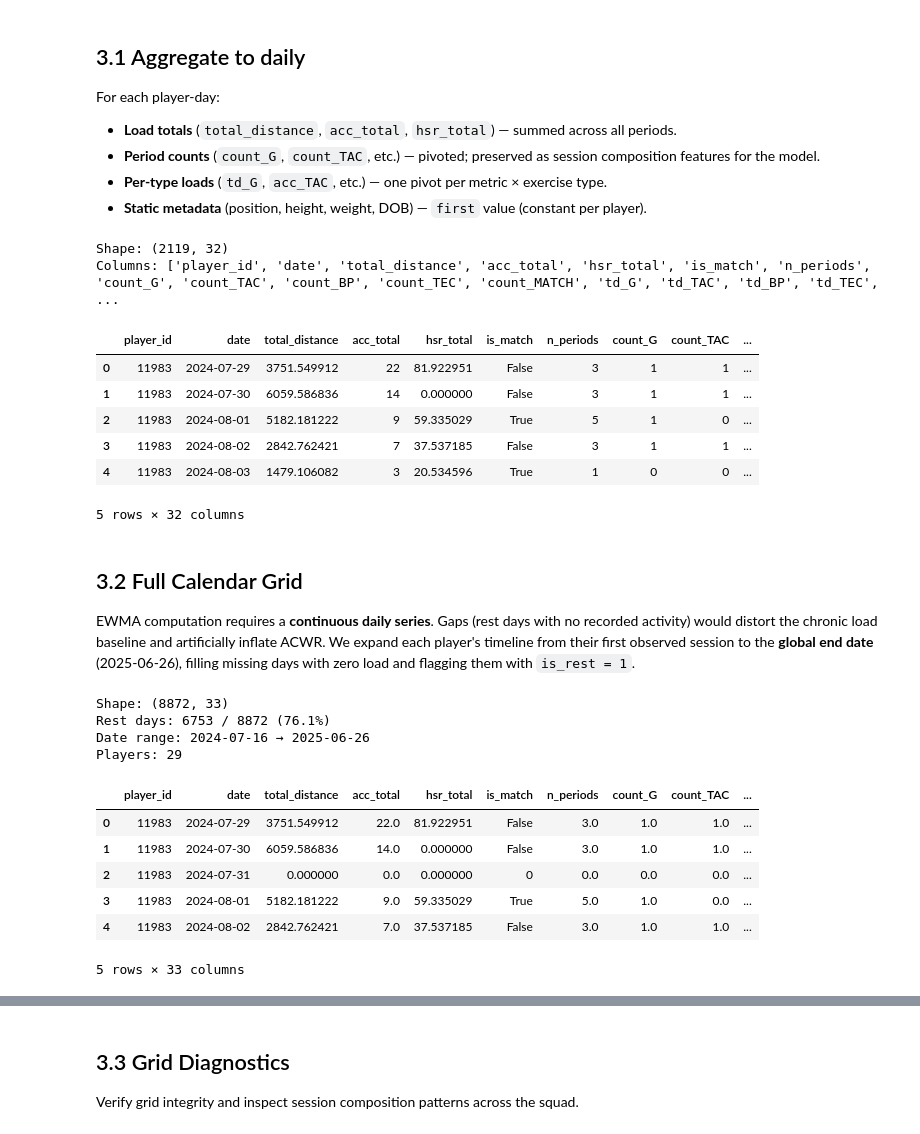
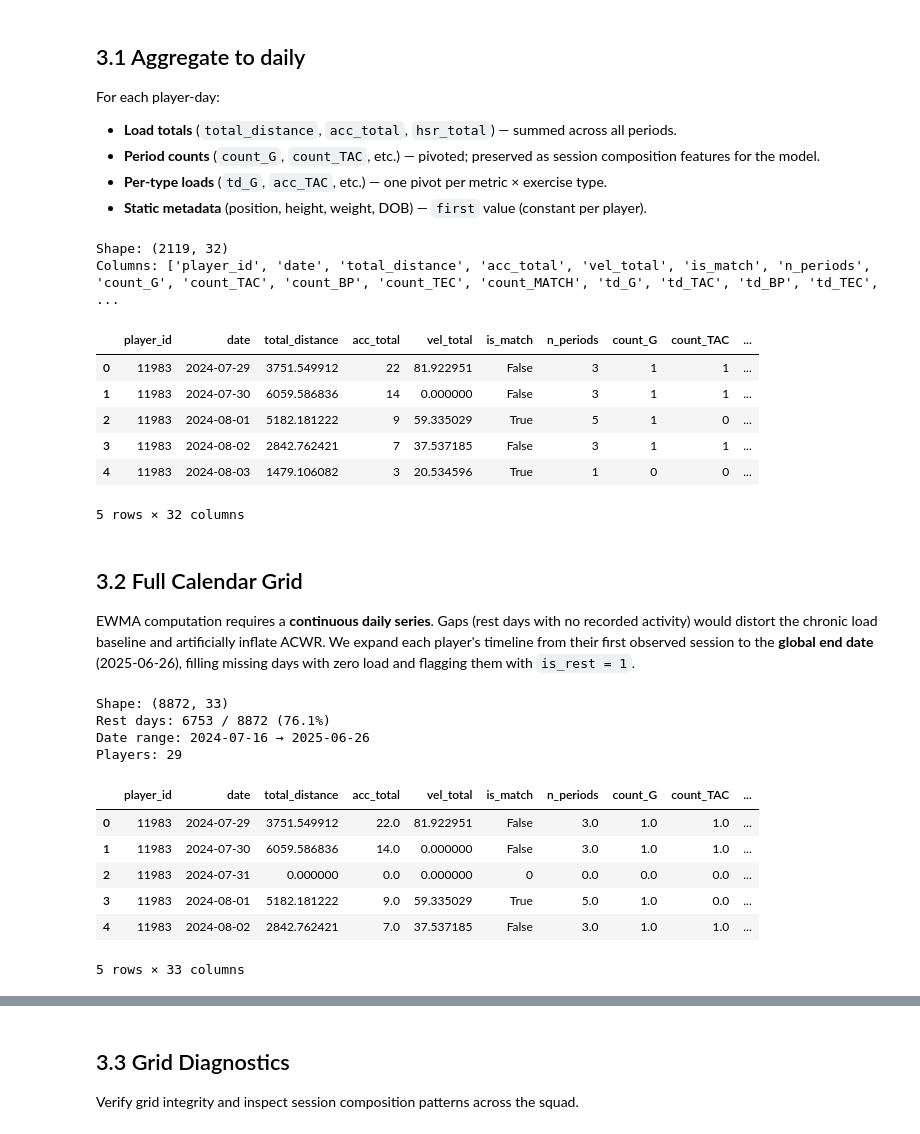
Before and after one commit to Rishiraj-S/REAL-MADRID-INTERNSHIP-GROUP-A, a Jupyter notebook: test_notebook.ipynb, the cells around one changed output, grey strips where cells are left out. Drawn from its saved outputs; the diff is of its cells as text; code cells hidden in the pictures.

```diff
--- a/test_notebook.ipynb
+++ b/test_notebook.ipynb
@@ -445,7 +412,7 @@ def aggregate_to_daily(df):
     totals = df.groupby(['player_id', 'date'], observed=True).agg(
         total_distance=('total_distance', 'sum'),
         acc_total=('acc_band7plus_total_effort_count', 'sum'),
-        hsr_total=('velocity_band6plus7_total_distance', 'sum'),
+        vel_total=('velocity_band6plus7_total_distance', 'sum'),
         is_match=('is_official_match', 'max'),
         n_periods=('activity_id', 'count'),
     ).reset_index()
@@ -478,7 +445,7 @@ def aggregate_to_daily(df):
 
     td_per_type  = pivot_load('total_distance', 'td')
     acc_per_type = pivot_load('acc_band7plus_total_effort_count', 'acc')
-    hsr_per_type = pivot_load('velocity_band6plus7_total_distance', 'hsr')
+    vel_per_type = pivot_load('velocity_band6plus7_total_distance', 'vel')
 
     # 4. Static per-player metadata (doesn't vary within a player)
     static = df.groupby('player_id', observed=True).agg(
@@ -486,36 +453,36 @@ def aggregate_to_daily(df):
         height=('height', 'first'),
         weight=('weight', 'first'),
         date_of_birth=('date_of_birth', 'first'),
     ).reset_index()
 
     # 5. Merge everything on player-day
     daily = (
         totals
         .merge(counts,       on=['player_id', 'date'], how='left')
         .merge(td_per_type,  on=['player_id', 'date'], how='left')
         .merge(acc_per_type, on=['player_id', 'date'], how='left')
-        .merge(hsr_per_type, on=['player_id', 'date'], how='left')
+        .merge(vel_per_type, on=['player_id', 'date'], how='left')
         .merge(static,       on='player_id',           how='left')
     )
 
     # 6. Recompute age per row based on the actual date
     daily['age'] = (daily['date'] - daily['date_of_birth']).dt.days / 365.25
 
     # 7. Sanity checks
     assert len(daily) == df.groupby(['player_id', 'date']).ngroups, "Row count mismatch"
     assert daily[[f'count_{t}' for t in EXERCISE_TYPES]].sum().sum() == len(df), "Counts don't add up to row-level total"
 
     return daily.sort_values(['player_id', 'date']).reset_index(drop=True)
 
 
 daily = aggregate_to_daily(df)
 print(f"Shape: {daily.shape}")
 print(f"Columns: {daily.columns.tolist()}")
 daily.head()
 # %% [output]
 Shape: (2119, 32)
-Columns: ['player_id', 'date', 'total_distance', 'acc_total', 'hsr_total', 'is_match', 'n_periods', 'count_G', 'count_TAC', 'count_BP', 'count_TEC', 'count_MATCH', 'td_G', 'td_TAC', 'td_BP', 'td_TEC', ...
+Columns: ['player_id', 'date', 'total_distance', 'acc_total', 'vel_total', 'is_match', 'n_periods', 'count_G', 'count_TAC', 'count_BP', 'count_TEC', 'count_MATCH', 'td_G', 'td_TAC', 'td_BP', 'td_TEC', ...
-|  | player_id | date | total_distance | acc_total | hsr_total | is_match | n_periods | count_G | count_TAC | ... |
+|  | player_id | date | total_distance | acc_total | vel_total | is_match | n_periods | count_G | count_TAC | ... |
 | 0 | 11983 | 2024-07-29 | 3751.549912 | 22 | 81.922951 | False | 3 | 1 | 1 | ... |
 | 1 | 11983 | 2024-07-30 | 6059.586836 | 14 | 0.000000 | False | 3 | 1 | 1 | ... |
 | 2 | 11983 | 2024-08-01 | 5182.181222 | 9 | 59.335029 | True | 5 | 1 | 0 | ... |
@@ -548,11 +515,11 @@ def expand_to_full_grid(daily, end_date=None):
     out = pd.concat(pieces, ignore_index=True)
 
     # Columns to fill with 0 on rest days
-    load_cols = ['total_distance', 'acc_total', 'hsr_total', 'is_match', 'n_periods']
+    load_cols = ['total_distance', 'acc_total', 'vel_total', 'is_match', 'n_periods']
     count_cols = [f'count_{t}' for t in EXERCISE_TYPES]
     td_cols  = [f'td_{t}'  for t in EXERCISE_TYPES]
     acc_cols = [f'acc_{t}' for t in EXERCISE_TYPES]
-    hsr_cols = [f'hsr_{t}' for t in EXERCISE_TYPES]
+    hsr_cols = [f'vel_{t}' for t in EXERCISE_TYPES]
     zero_fill_cols = load_cols + count_cols + td_cols + acc_cols + hsr_cols
     out[zero_fill_cols] = out[zero_fill_cols].fillna(0)
 
@@ -581,7 +548,7 @@ Shape: (8872, 33)
 Rest days: 6753 / 8872 (76.1%)
 Date range: 2024-07-16 → 2025-06-26
 Players: 29
-|  | player_id | date | total_distance | acc_total | hsr_total | is_match | n_periods | count_G | count_TAC | ... |
+|  | player_id | date | total_distance | acc_total | vel_total | is_match | n_periods | count_G | count_TAC | ... |
 | 0 | 11983 | 2024-07-29 | 3751.549912 | 22.0 | 81.922951 | False | 3.0 | 1.0 | 1.0 | ... |
 | 1 | 11983 | 2024-07-30 | 6059.586836 | 14.0 | 0.000000 | False | 3.0 | 1.0 | 1.0 | ... |
 | 2 | 11983 | 2024-07-31 | 0.000000 | 0.0 | 0.000000 | 0 | 0.0 | 0.0 | 0.0 | ... |
```
Also changed, not shown: parts of 15 cells of this notebook, 1 other file.
